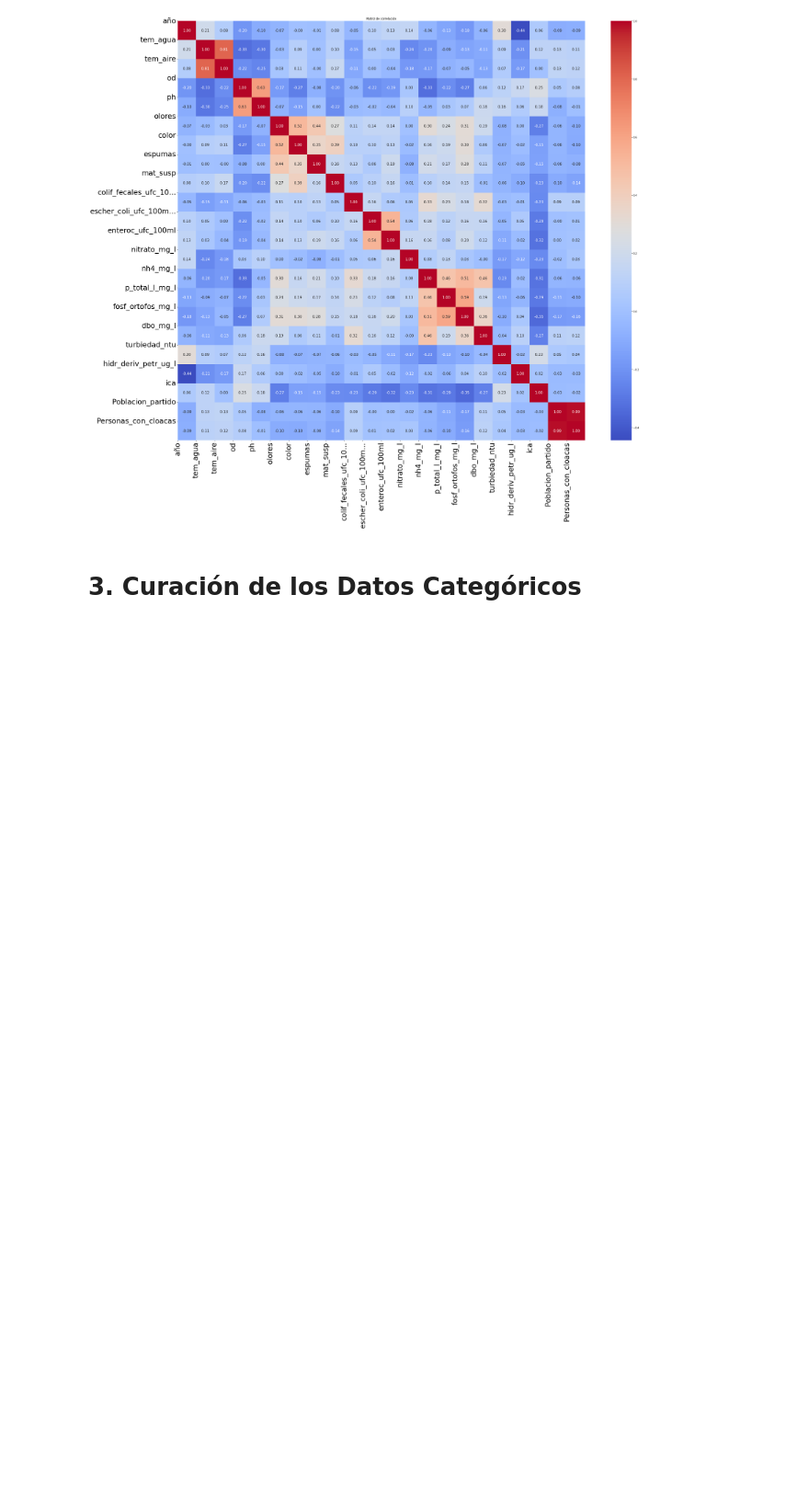
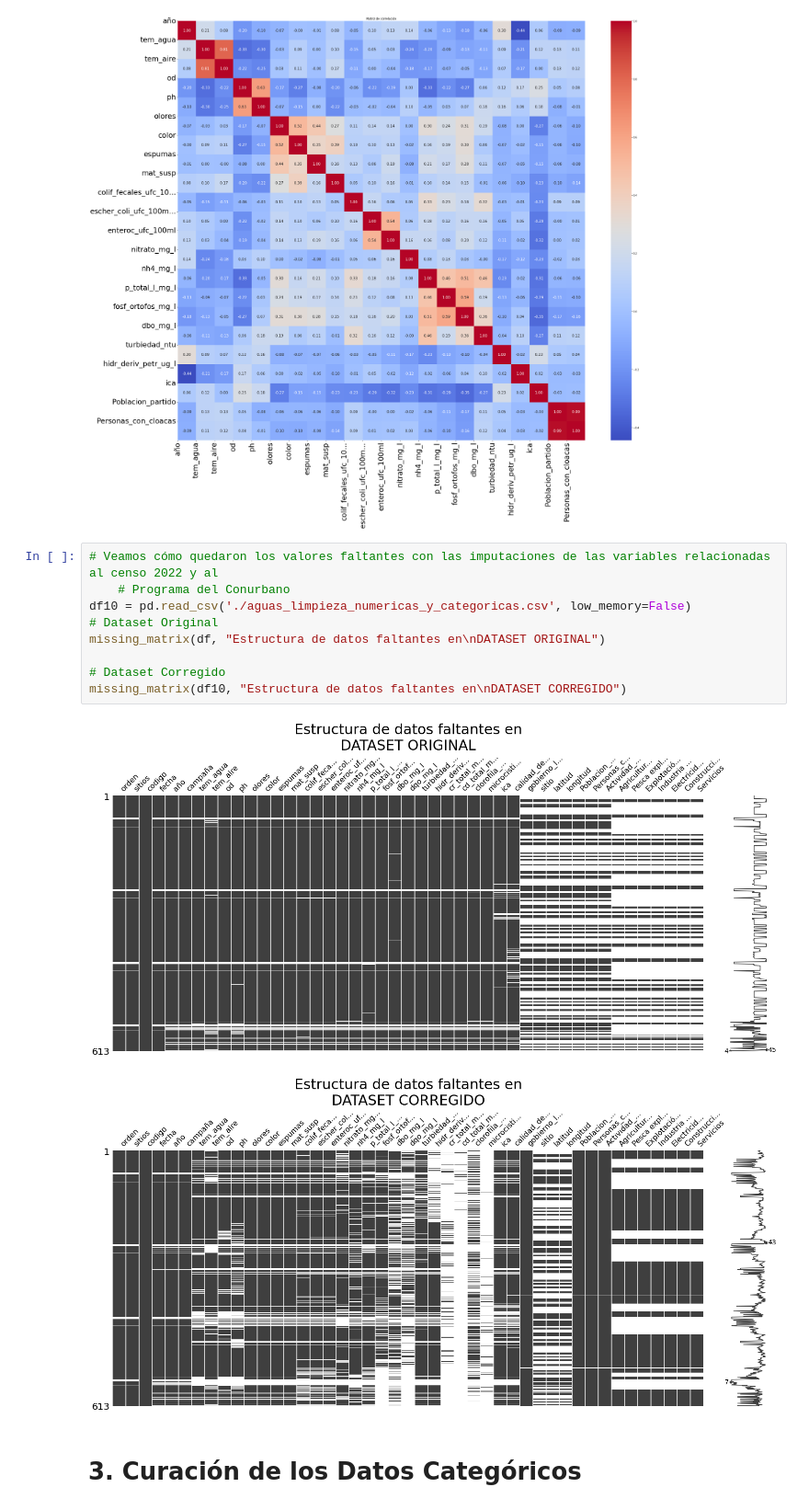
Before and after one commit to FedericoGGM/diplodatos2025_M07, a Jupyter notebook: TP2_version_3_con_correcciones_obligatorias/TP2_version_para_diapositivas.ipynb, the cells around one changed output. Shown at 92% size. Saved outputs shown, nothing was run; the diff lists cells and outputs as text; blank space fills up the shorter version.

```diff
--- a/TP2_version_3_con_correcciones_obligatorias/TP2_version_para_diapositivas.ipynb
+++ b/TP2_version_3_con_correcciones_obligatorias/TP2_version_para_diapositivas.ipynb
@@ -158,6 +158,18 @@ plt.tight_layout()
 plt.show()
 # %% [output]
 [figure]
+# %%
+# Veamos cómo quedaron los valores faltantes con las imputaciones de las variables relacionadas al censo 2022 y al
+    # Programa del Conurbano
+df10 = pd.read_csv('./aguas_limpieza_numericas_y_categoricas.csv', low_memory=False)
+# Dataset Original
+missing_matrix(df, "Estructura de datos faltantes en\nDATASET ORIGINAL")
+
+# Dataset Corregido
+missing_matrix(df10, "Estructura de datos faltantes en\nDATASET CORREGIDO")
+# %% [output]
+[figure]
+[figure, new version]
 # %% [markdown]
 # 3. Curación de los Datos Categóricos
 # %% [markdown]
```
Also changed, not shown: parts of 1 cell of this notebook.
